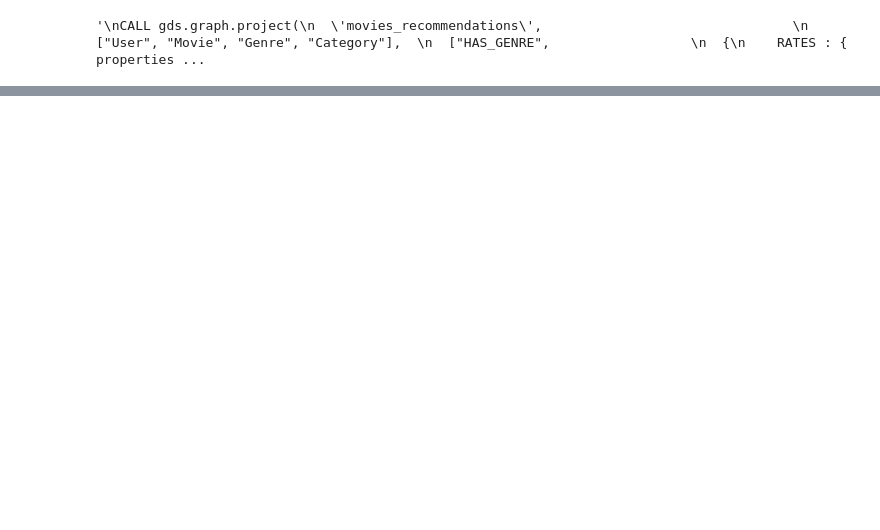
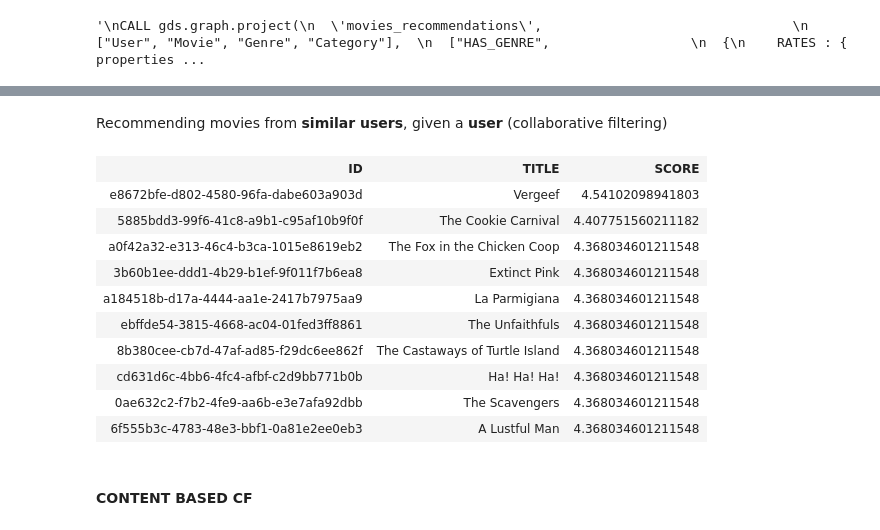
Before and after one commit to aleceress/movielens_rs, a Jupyter notebook: queries.ipynb, the cells around one changed output, grey strips where cells are left out. Cells and saved outputs as stored; diff of their text form; code cells hidden in the pictures; blank space fills up the shorter version.

```diff
--- a/queries.ipynb
+++ b/queries.ipynb
@@ -219,3 +219,14 @@ genre_count.sort_values(by=["COUNT"], ascending=False)
 | 18 | 3a8f0c36-98e2-4fca-9a5d-9cb7b0661c54 | IMAX | 195 |
 # %% [markdown]
 Get __top k movies__, given a __category__ (highest scores with category)
+# %%
+category_count = pd.DataFrame(
+    graph.run(
+        (
+            "MATCH(c:Category)-[d:DESCRIBES]-(m:Movie)"
+            "RETURN c.id as ID, c.name as CATEGORY, count(*) AS COUNT"
+        )
+    ).data()
+)
+
+category_count.sort_values(by=["COUNT"], ascending=False).describe()
@@ -351,0 +373,9 @@ YIELD nodesCompared, relationshipsWritten
+# %%
+user_id = "71e1599b-ab75-44c1-9667-1ca41fae6c06"
+graph.run(
+            (
+            f"MATCH (u1:User{{id: '{user_id}'}})-[s:SIMILAR]->(u2:User)"
+            " RETURN u2.id AS ID, s.score AS SCORE"
+            " ORDER BY SCORE DESC"
+            )
+        ).to_table()
@@ -351,0 +394,30 @@ YIELD nodesCompared, relationshipsWritten
+# %% [markdown]
+Recommending movies from __similar users__, given a __user__ (collaborative filtering)
+# %%
+user_id = "71e1599b-ab75-44c1-9667-1ca41fae6c06"
+
+graph.run(
+    (
+        f"MATCH(u:User {{id: '{user_id}'}})-[:RATES]->(m:Movie) "
+        "WITH collect(m.id) AS watchedMoviesIds "
+        f"MATCH (u1:User{{id: '{user_id}'}})-[s:SIMILAR]->(u2:User)-[r:RATES]->(m:Movie) "
+        "WHERE NOT m.id IN watchedMoviesIds "
+        "RETURN m.id as ID, m.title as TITLE, r.score*s.score AS SCORE "
+        "ORDER BY SCORE DESC "
+        "LIMIT 10"
+    )
+).to_table()
+# %% [output]
+| ID | TITLE | SCORE |
+| e8672bfe-d802-4580-96fa-dabe603a903d | Vergeef | 4.54102098941803 |
+| 5885bdd3-99f6-41c8-a9b1-c95af10b9f0f | The Cookie Carnival | 4.407751560211182 |
+| a0f42a32-e313-46c4-b3ca-1015e8619eb2 | The Fox in the Chicken Coop | 4.368034601211548 |
+| 3b60b1ee-ddd1-4b29-b1ef-9f011f7b6ea8 | Extinct Pink | 4.368034601211548 |
+| a184518b-d17a-4444-aa1e-2417b7975aa9 | La Parmigiana | 4.368034601211548 |
+| ebffde54-3815-4668-ac04-01fed3ff8861 | The Unfaithfuls | 4.368034601211548 |
+| 8b380cee-cb7d-47af-ad85-f29dc6ee862f | The Castaways of Turtle Island | 4.368034601211548 |
+| cd631d6c-4bb6-4fc4-afbf-c2d9bb771b0b | Ha! Ha! Ha! | 4.368034601211548 |
+| 0ae632c2-f7b2-4fe9-aa6b-e3e7afa92dbb | The Scavengers | 4.368034601211548 |
+| 6f555b3c-4783-48e3-bbf1-0a81e2ee0eb3 | A Lustful Man | 4.368034601211548 |
+# %% [markdown]
+#### __CONTENT BASED CF__
```
Also changed, not shown: parts of 20 cells of this notebook.
